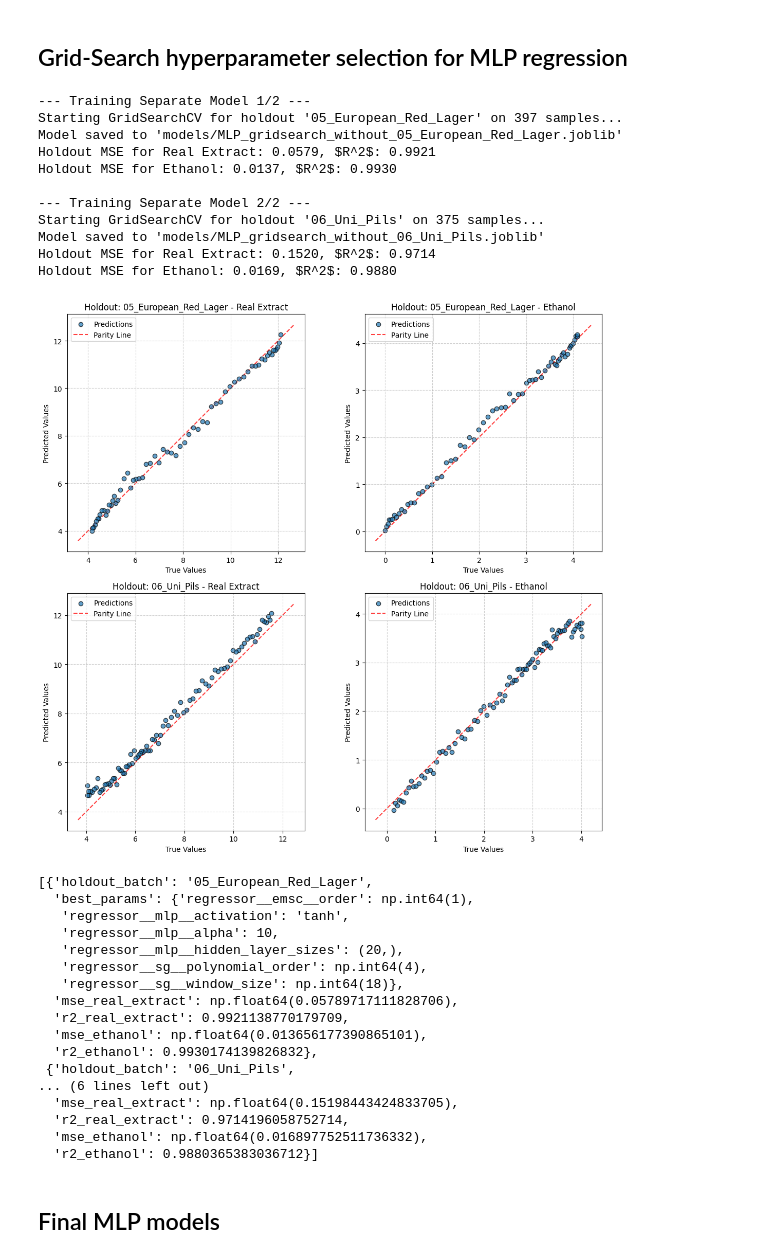
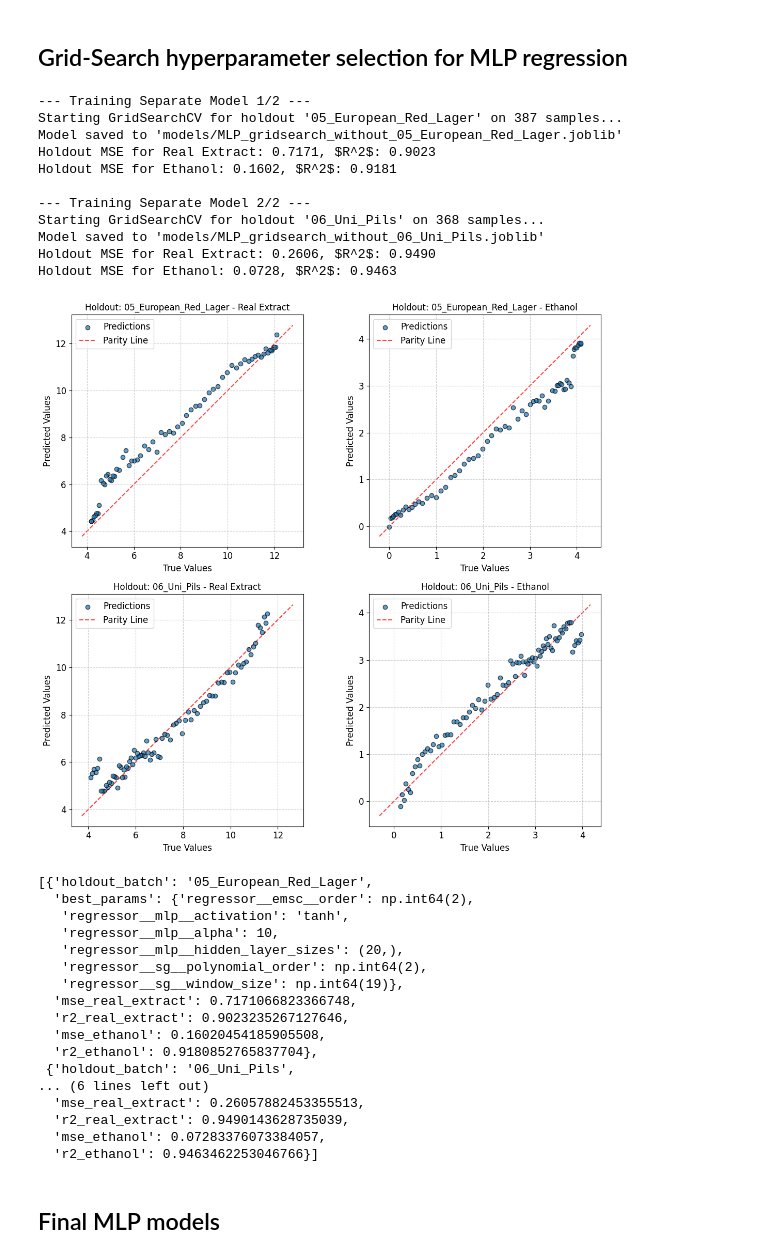
Before and after one commit to CTO-JKU/NIR-Beer-Fermentation-Monitoring, a Jupyter notebook: calibration.ipynb, the cells around one changed output. Saved outputs shown, nothing was run; the diff lists cells and outputs as text; code cells hidden in the pictures.

```diff
--- a/calibration.ipynb
+++ b/calibration.ipynb
@@ -49,3 +49,14 @@ df_nir = df_nir.select(
         for col in df_nir.columns
     ]
 )
+# %%
+# Find index of 1200 nm and 1800 nm
+wavelengths = 1e7 / np.linspace(3857,9994,359)
+# reverse wavelengths to match wavenumber order
+wavelengths = wavelengths[::-1]
+
+index_upper= np.argmin(np.abs(wavelengths - 1850))
+index_lower = np.argmin(np.abs(wavelengths - 1200))
+
+
+index_lower, index_upper
@@ -97,7 +110,7 @@ from NIRBeer.outlier_detection import detect_outliers
 from chemotools.feature_selection import RangeCut
 from sklearn.pipeline import Pipeline
 
-preprocessing = Pipeline([("range_cut", RangeCut(30, -30))])
+preprocessing = Pipeline([("range_cut", RangeCut(index_lower, index_upper))])
 
 result = detect_outliers(df_nir, alpha=0.05, var_threshold=0.95, preprocessing=preprocessing)
 
@@ -146,8 +158,8 @@ df_interpolate = interpolate_targets_to_spectra(result.df_inliers, df_dsa)
 
 min_time = 3
 max_time = 16
-k_rate = 50
-exponent = 3 / 2
+k_rate = 50*3/2
+exponent = 1
 
 selected_df = df_interpolate.group_by("BatchName", maintain_order=True).map_groups(
     lambda df_group: adaptive_time_sampler(
@@ -392,62 +408,62 @@ from NIRBeer.model_training import train_and_evaluate
 from chemotools.feature_selection import RangeCut
 from sklearn.neural_network import MLPRegressor
 from sklearn.pipeline import Pipeline
 from sklearn.preprocessing import StandardScaler
 from chemotools.scatter import ExtendedMultiplicativeScatterCorrection
 from chemotools.derivative import SavitzkyGolay
 import numpy as np
 
 df = selected_df
 holdout_batch = ["05_European_Red_Lager", "06_Uni_Pils"]
 
 pipeline = Pipeline([
-        ('rangecut', RangeCut(30, -30)),
+        ('rangecut', RangeCut(index_lower, index_upper)),
         ('emsc', ExtendedMultiplicativeScatterCorrection()),
         ('sg', SavitzkyGolay(derivate_order=1)),
         ('scaler', StandardScaler()),
         ('mlp', MLPRegressor(random_state=42, max_iter=1500, early_stopping=True, n_iter_no_change=15))
  ])
 
 param_grid = {
-        'regressor__mlp__hidden_layer_sizes': [(20,), (30,), (40,)],  # Example hidden layer sizes
+        'regressor__mlp__hidden_layer_sizes': [(20,), (30,), (40,), (100,)],  # Example hidden layer sizes
         'regressor__mlp__alpha': [0.1, 1, 10],  # Example regularization strengths
         'regressor__mlp__activation': ['relu', 'tanh'],  # Example activation functions
-        'regressor__emsc__order': np.arange(1, 2),  # Example orders to try
-        'regressor__sg__window_size': np.arange(11, 20, 1),  # Example window sizes to try
-        'regressor__sg__polynomial_order': np.arange(2, 5, 1),
+        'regressor__emsc__order': np.arange(1, 4),  # Example orders to try
+        'regressor__sg__window_size': np.arange(19, 20, 1),  # Example window sizes to try
+        'regressor__sg__polynomial_order': np.arange(2, 3, 1),
     }
 
 train_and_evaluate(df, holdout_batch, pipeline, f"models/MLP_gridsearch", separate_models=True, param_grid=param_grid)
 # %% [output]
 --- Training Separate Model 1/2 ---
-Starting GridSearchCV for holdout '05_European_Red_Lager' on 397 samples...
+Starting GridSearchCV for holdout '05_European_Red_Lager' on 387 samples...
 Model saved to 'models/MLP_gridsearch_without_05_European_Red_Lager.joblib'
-Holdout MSE for Real Extract: 0.0579, $R^2$: 0.9921
-Holdout MSE for Ethanol: 0.0137, $R^2$: 0.9930
+Holdout MSE for Real Extract: 0.7171, $R^2$: 0.9023
+Holdout MSE for Ethanol: 0.1602, $R^2$: 0.9181
 
 --- Training Separate Model 2/2 ---
-Starting GridSearchCV for holdout '06_Uni_Pils' on 375 samples...
+Starting GridSearchCV for holdout '06_Uni_Pils' on 368 samples...
 Model saved to 'models/MLP_gridsearch_without_06_Uni_Pils.joblib'
-Holdout MSE for Real Extract: 0.1520, $R^2$: 0.9714
-Holdout MSE for Ethanol: 0.0169, $R^2$: 0.9880
+Holdout MSE for Real Extract: 0.2606, $R^2$: 0.9490
+Holdout MSE for Ethanol: 0.0728, $R^2$: 0.9463
-[figure, old version]
+[figure, new version]
 [{'holdout_batch': '05_European_Red_Lager',
-  'best_params': {'regressor__emsc__order': np.int64(1),
+  'best_params': {'regressor__emsc__order': np.int64(2),
    'regressor__mlp__activation': 'tanh',
    'regressor__mlp__alpha': 10,
    'regressor__mlp__hidden_layer_sizes': (20,),
-   'regressor__sg__polynomial_order': np.int64(4),
-   'regressor__sg__window_size': np.int64(18)},
-  'mse_real_extract': np.float64(0.05789717111828706),
-  'r2_real_extract': 0.9921138770179709,
-  'mse_ethanol': np.float64(0.013656177390865101),
-  'r2_ethanol': 0.9930174139826832},
+   'regressor__sg__polynomial_order': np.int64(2),
+   'regressor__sg__window_size': np.int64(19)},
+  'mse_real_extract': 0.7171066823366748,
+  'r2_real_extract': 0.9023235267127646,
+  'mse_ethanol': 0.16020454185905508,
+  'r2_ethanol': 0.9180852765837704},
  {'holdout_batch': '06_Uni_Pils',
 ... (6 lines left out)
-  'mse_real_extract': np.float64(0.15198443424833705),
-  'r2_real_extract': 0.9714196058752714,
-  'mse_ethanol': np.float64(0.016897752511736332),
-  'r2_ethanol': 0.9880365383036712}]
+  'mse_real_extract': 0.26057882453355513,
+  'r2_real_extract': 0.9490143628735039,
+  'mse_ethanol': 0.07283376073384057,
+  'r2_ethanol': 0.9463462253046766}]
 # %% [markdown]
 ## Final MLP models
 # %%
```
Also changed, not shown: parts of 23 cells of this notebook, 13 other files.
